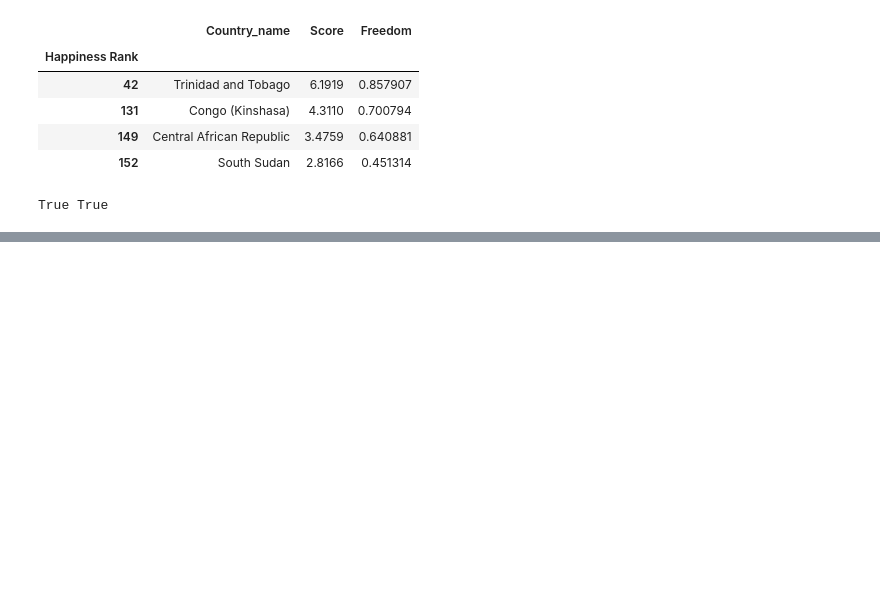
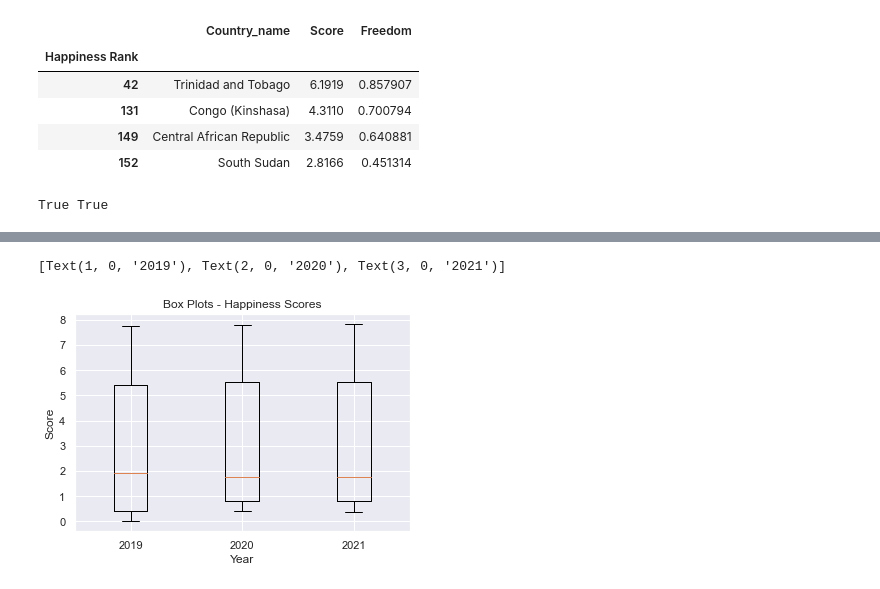
Before and after one commit to torrancefredell/Forge-Launch-Project, a Jupyter notebook: Forge Launch Project.ipynb, the cells around one changed output, grey strips where cells are left out. Drawn from its saved outputs; the diff is of its cells as text; code cells hidden in the pictures; blank space fills up the shorter version.

```diff
--- a/Forge Launch Project.ipynb
+++ b/Forge Launch Project.ipynb
@@ -298,2 +302,0 @@ True True
-# %%
-sns.set()
@@ -311,0 +353,28 @@ The average happiness score for 2021 was 5.535101351351349
+# %%
+index19_2 = pd.Index(range(1, len(newdf19_2) + 1, 1))
+newdf19_2 = newdf19_2.set_index(index19_2)
+index20_2 = pd.Index(range(1, len(newdf20_2) + 1, 1))
+newdf20_2 = newdf20_2.set_index(index20_2)
+index21_2 = pd.Index(range(1, len(newdf21) + 1, 1))
+newdf21 = newdf21.set_index(index21_2)
+# Fixing indexing again after I removed some of the rows during cleaning
+df19 = newdf19_2
+df20 = newdf20_2
+df21 = newdf21
+# Making this simpler also
+# %%
+npdf19 = df19[df19.columns[1:]].to_numpy()
+npdf20 = df20[df20.columns[1:]].to_numpy()
+npdf21 = df21[df21.columns[1:]].to_numpy()
+data = list([npdf19.flatten(), npdf20.flatten(), npdf21.flatten()])
+fig, ax = plt.subplots()
+ax.boxplot(data)
+ax.set_title('Box Plots - Happiness Scores')
+ax.set_xlabel('Year')
+ax.set_ylabel('Score')
+xticklabels=['2019', '2020', '2021']
+ax.set_xticklabels(xticklabels)
+# Visualizing happiness scores with box plots
+# %% [output]
+[Text(1, 0, '2019'), Text(2, 0, '2020'), Text(3, 0, '2021')]
+[figure, added]
```
Also changed, not shown: parts of 20 cells of this notebook.
